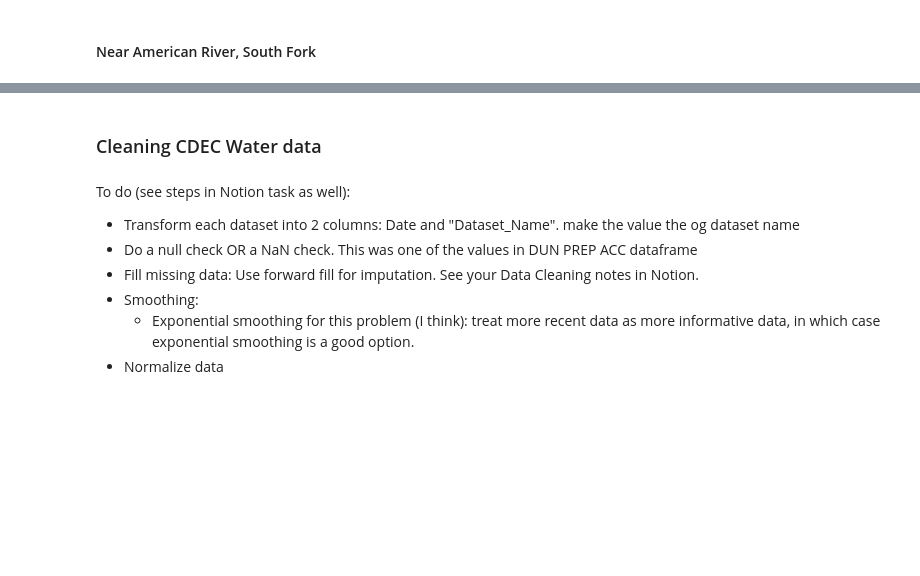
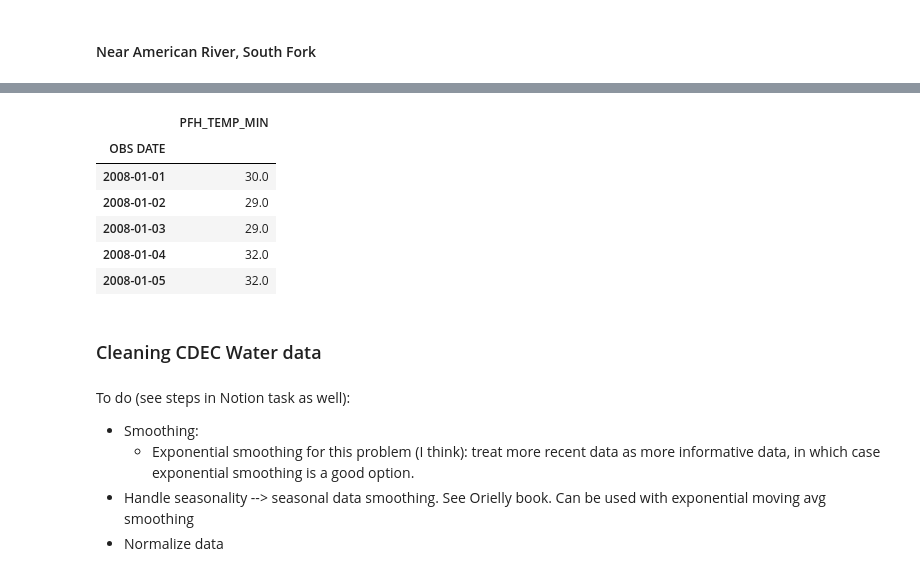
Before and after one commit to lauren-alexandra/basin-inflow-dnn, a Jupyter notebook: weather-informed-reservoir-operation.ipynb, the cells around one changed output, grey strips where cells are left out. Cells and saved outputs as stored; diff of their text form; code cells hidden in the pictures; blank space fills up the shorter version.

```diff
--- a/weather-informed-reservoir-operation.ipynb
+++ b/weather-informed-reservoir-operation.ipynb
@@ -503,34 +544,47 @@ FRN_TEMP_MIN_DF['OBS DATE'] = pd.to_datetime(FRN_TEMP_MIN['OBS DATE']).dt.date
 ### Pacific House (PFH) ###
 
 # PRECIPITATION, ACCUMULATED, INCHES (daily)
-PFH_PRECIP_ACC_DF = pd.read_excel(f'{PROJECT_PATH}/CDEC_Water_Data/PFH/PFH_2.xlsx')
+PFH_PRECIP_ACC_DATA = pd.read_excel(f'{PROJECT_PATH}/CDEC_Water_Data/PFH/PFH_2.xlsx')
+PFH_PRECIP_ACC_DF = prepare_station_df(PFH_PRECIP_ACC_DATA)
 
 # PRECIPITATION, INCREMENTAL, INCHES (daily)
-PFH_PRECIP_INCR_DF = pd.read_excel(f'{PROJECT_PATH}/CDEC_Water_Data/PFH/PFH_45.xlsx')
+PFH_PRECIP_INCR_DATA = pd.read_excel(f'{PROJECT_PATH}/CDEC_Water_Data/PFH/PFH_45.xlsx')
+PFH_PRECIP_INCR_DF = prepare_station_df(PFH_PRECIP_INCR_DATA)
 
 # TEMPERATURE, AIR AVERAGE, DEG F (daily)
-PFH_TEMP_AVG_DF = pd.read_excel(f'{PROJECT_PATH}/CDEC_Water_Data/PFH/PFH_30.xlsx')
+PFH_TEMP_AVG_DATA = pd.read_excel(f'{PROJECT_PATH}/CDEC_Water_Data/PFH/PFH_30.xlsx')
+PFH_TEMP_AVG_DF = prepare_station_df(PFH_TEMP_AVG_DATA)
 
 # TEMPERATURE, AIR MAXIMUM, DEG F (daily)
-PFH_TEMP_MAX_DF = pd.read_excel(f'{PROJECT_PATH}/CDEC_Water_Data/PFH/PFH_31.xlsx')
+PFH_TEMP_MAX_DATA = pd.read_excel(f'{PROJECT_PATH}/CDEC_Water_Data/PFH/PFH_31.xlsx')
+PFH_TEMP_MAX_DF = prepare_station_df(PFH_TEMP_MAX_DATA)
 
 # TEMPERATURE, AIR MINIMUM, DEG F (daily)
-PFH_TEMP_MIN_DF = pd.read_excel(f'{PROJECT_PATH}/CDEC_Water_Data/PFH/PFH_32.xlsx')
+PFH_TEMP_MIN_DATA = pd.read_excel(f'{PROJECT_PATH}/CDEC_Water_Data/PFH/PFH_32.xlsx')
+PFH_TEMP_MIN_DF = prepare_station_df(PFH_TEMP_MIN_DATA)
-# %%
-# Convert observed dates to shared datetime format
-
-PFH_PRECIP_ACC_DF['OBS DATE'] = pd.to_datetime(PFH_PRECIP_ACC['OBS DATE']).dt.date
-PFH_PRECIP_INCR_DF['OBS DATE'] = pd.to_datetime(PFH_PRECIP_INCR['OBS DATE']).dt.date
-PFH_TEMP_AVG_DF['OBS DATE'] = pd.to_datetime(PFH_TEMP_AVG['OBS DATE']).dt.date
-PFH_TEMP_MAX_DF['OBS DATE'] = pd.to_datetime(PFH_TEMP_MAX['OBS DATE']).dt.date
-PFH_TEMP_MIN_DF['OBS DATE'] = pd.to_datetime(PFH_TEMP_MIN['OBS DATE']).dt.date
+# %%
+# Reset value name for df merge
+
+PFH_PRECIP_ACC_DF.rename(columns={"VALUE": "PFH_PRECIP_ACC"}, inplace=True)
+PFH_PRECIP_INCR_DF.rename(columns={"VALUE": "PFH_PRECIP_INCR"}, inplace=True)
+PFH_TEMP_AVG_DF.rename(columns={"VALUE": "PFH_TEMP_AVG"}, inplace=True)
+PFH_TEMP_MAX_DF.rename(columns={"VALUE": "PFH_TEMP_MAX"}, inplace=True)
+PFH_TEMP_MIN_DF.rename(columns={"VALUE": "PFH_TEMP_MIN"}, inplace=True)
+# %%
+PFH_TEMP_MIN_DF.head()
+# %% [output]
+|  | PFH_TEMP_MIN |
+| OBS DATE |  |
+| 2008-01-01 | 30.0 |
+| 2008-01-02 | 29.0 |
+| 2008-01-03 | 29.0 |
+| 2008-01-04 | 32.0 |
+| 2008-01-05 | 32.0 |
 # %% [markdown]
 ### Cleaning CDEC Water data
 # %% [markdown]
 To do (see steps in Notion task as well):
-- Transform each dataset into 2 columns: Date and "Dataset_Name". make the value the og dataset name
-- Do a null check OR a NaN check. This was one of the values in DUN PREP ACC dataframe
-- Fill missing data: Use forward fill for imputation. See your Data Cleaning notes in Notion.
 - Smoothing:
     - Exponential smoothing for this problem (I think): treat more recent data as more informative data, in which case exponential smoothing is a good option.
+- Handle seasonality --> seasonal data smoothing. See Orielly book. Can be used with exponential moving avg smoothing
 - Normalize data
```
Also changed, not shown: parts of 20 cells of this notebook.
